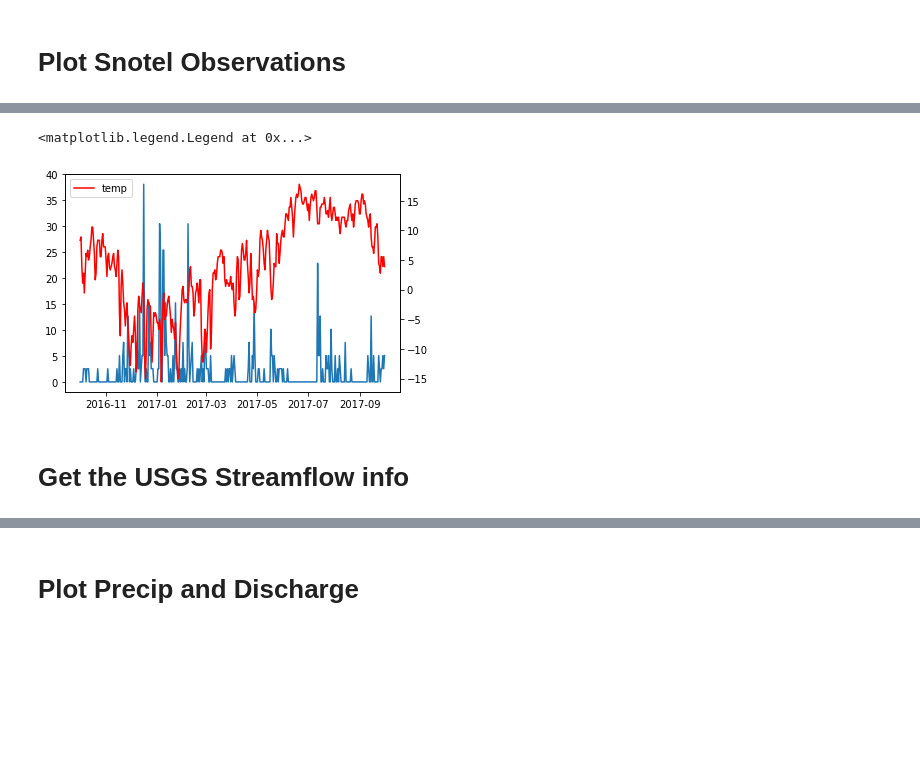
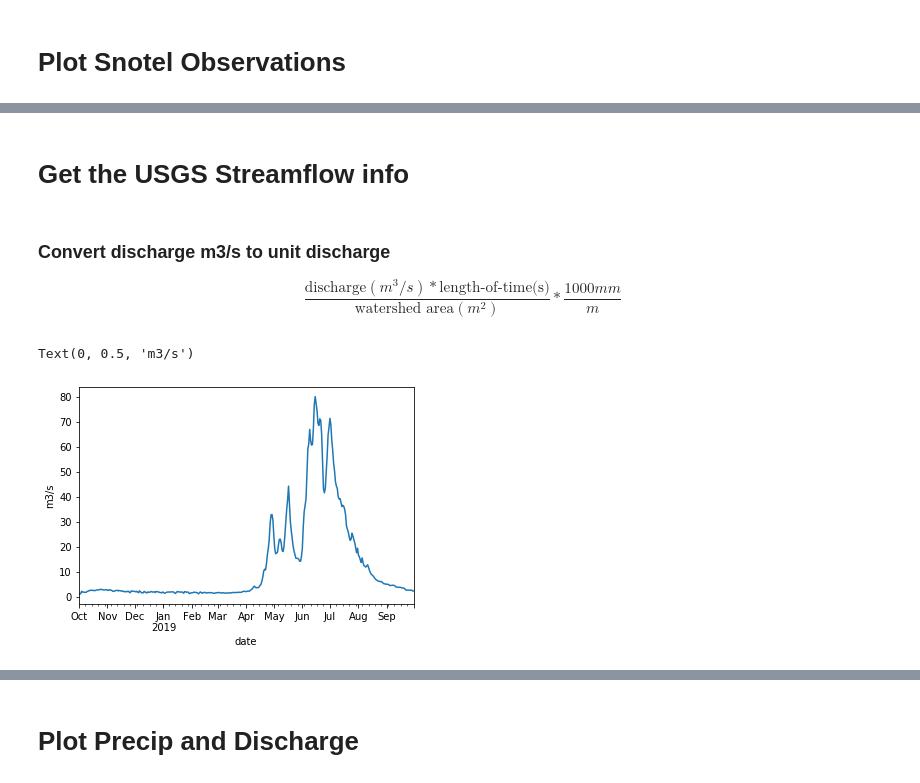
Before and after one commit to bsu-wrudisill/precipitation_inference, a Jupyter notebook: notebooks/BackgroundInfo.ipynb, the cells around one changed output, grey strips where cells are left out. Drawn from its saved outputs; the diff is of its cells as text; code cells hidden in the pictures; blank space fills up the shorter version.

```diff
--- a/notebooks/BackgroundInfo.ipynb
+++ b/notebooks/BackgroundInfo.ipynb
@@ -53,19 +60,20 @@ DailyTempForcing = DailyTempForcing.fillna(DailyTempForcing.mean())
 # %%
-start, end = "2016-10-01", "2017-09-30"
+start, end = "2018-10-01", "2019-09-30"
 fig,ax = plt.subplots()
+fig.set_size_inches(10,6)
 ax1 = plt.twinx(ax)
 ax.plot(DailyPrecipForcing.loc[start:end], label='precip')
 ax1.plot(DailyTempForcing.loc[start:end], color='red', label='temp')
+ax1.set_ylim(-25,20)
+ax1.set_ylabel('degC')
+ax.set_ylabel('mm')
 plt.legend()
-# %% [output]
-<matplotlib.legend.Legend at 0x...>
-[figure, removed]
 # %% [markdown]
 # Get the USGS Streamflow info
 # %%
 ## --- Gather the USGS stream observations ----#
 columns = ['usgs', 'id', 'date', 'timezone', 'discharge', 'flag']
-usgs_df = pd.read_csv('./data/usgs_data.txt', skiprows=41, sep='\t', names = columns)
+usgs_df = pd.read_csv('../data/usgs_data.txt', skiprows=41, sep='\t', names = columns)
 usgs_df['date'] = pd.to_datetime(usgs_df.date)
 usgs_df.set_index('date', inplace=True)
 
@@ -73,9 +81,7 @@ usgs_df.set_index('date', inplace=True)
 # go from hourly --> daily
 usgs_df = usgs_df.resample("D").mean()
 usgs_df = usgs_df.interpolate()
-
-# convert discharge to units of discharge per unit area
 del usgs_df['id']
-usgs_df['discharge_m3s'] = usgs_df['discharge']* 0.0283  # convert to m3/s
-usgs_df['discharge_unit_mm'] = usgs_df['discharge_m3s'] * (24*60*60)/east_river_area_m2*1000
-#       usgs_df = usgs_df.loc[start:end]
+# %% [markdown]
+### Convert discharge m3/s to unit discharge
+$$\frac{\text{discharge} (m^3/s) * \text{length-of-time(s)}}{\text{watershed area}(m^2)} * \frac{1000mm}{m}$$
@@ -81,0 +93,7 @@ usgs_df['discharge_unit_mm'] = usgs_df['discharge_m3s'] * (24*60*60)/east_river_
+# %%
+fig,ax = plt.subplots(1)
+usgs_df.loc[start:end].discharge_m3s.plot(ax=ax)
+ax.set_ylabel('m3/s')
+# %% [output]
+Text(0, 0.5, 'm3/s')
+[figure, added]
```
Also changed, not shown: parts of 13 cells of this notebook, 1 other file.
